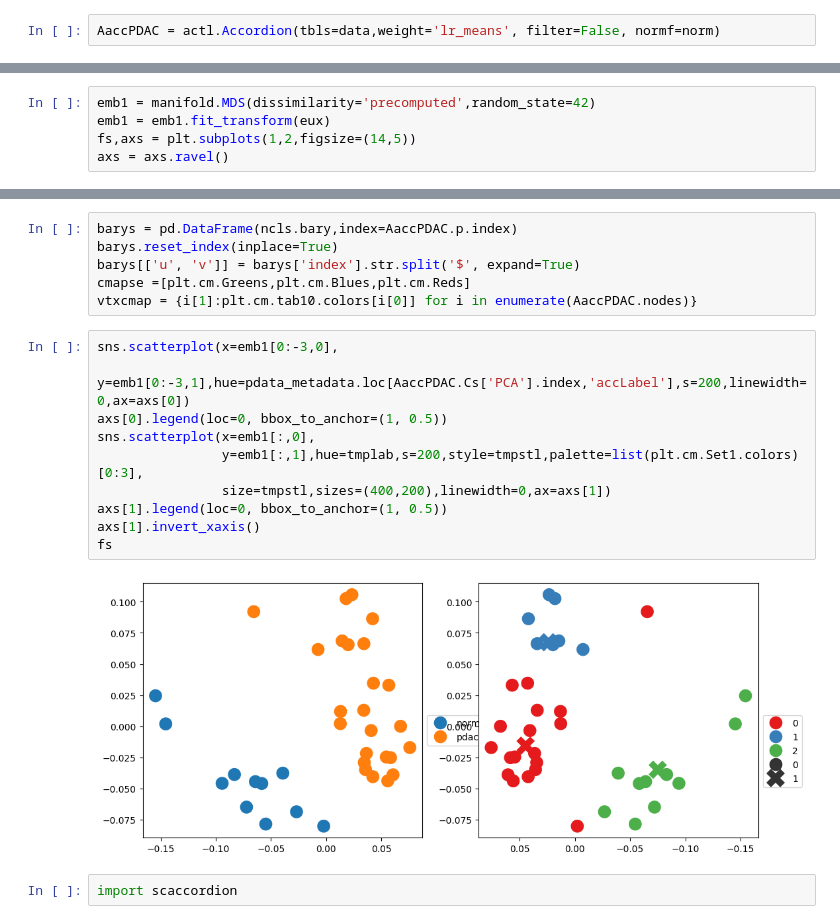
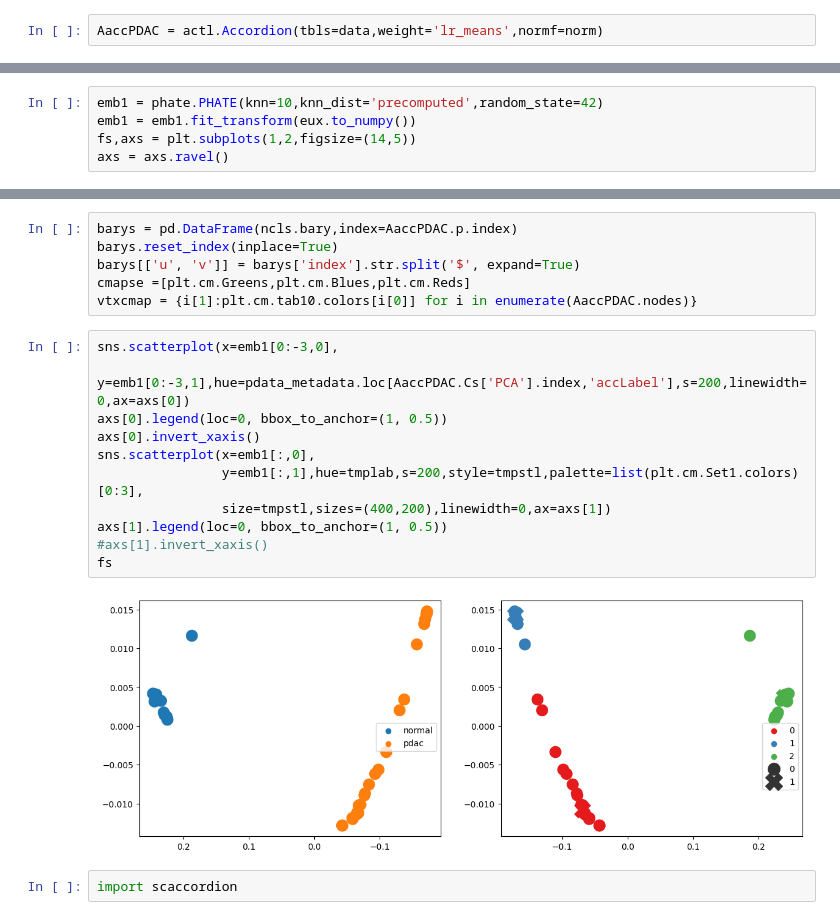
Before and after one commit to jsnagai/scACCorDiON, a Jupyter notebook: docs/source/notebooks/PDAC-Learning-distances-and-Clustering.ipynb, the cells around one changed output, grey strips where cells are left out. Saved outputs shown, nothing was run; the diff lists cells and outputs as text.

```diff
--- a/docs/source/notebooks/PDAC-Learning-distances-and-Clustering.ipynb
+++ b/docs/source/notebooks/PDAC-Learning-distances-and-Clustering.ipynb
@@ -57,4 +54,4 @@ def norm(x):
 # %% [markdown]
 ##### Creating an Accordion Object
 # %%
-AaccPDAC = actl.Accordion(tbls=data,weight='lr_means', filter=False, normf=norm)
+AaccPDAC = actl.Accordion(tbls=data,weight='lr_means',normf=norm)
@@ -145,5 +142,5 @@ tmpstl = ['0']*len(AaccPDAC.p.columns)+['1']*3
 # %%
-emb1 = manifold.MDS(dissimilarity='precomputed',random_state=42)
-emb1 = emb1.fit_transform(eux)
+emb1 = phate.PHATE(knn=10,knn_dist='precomputed',random_state=42)
+emb1 = emb1.fit_transform(eux.to_numpy())
 fs,axs = plt.subplots(1,2,figsize=(14,5))
 axs = axs.ravel()
@@ -158,15 +165,16 @@ vtxcmap = {i[1]:plt.cm.tab10.colors[i[0]] for i in enumerate(AaccPDAC.nodes)}
 # %%
 sns.scatterplot(x=emb1[0:-3,0],
                 y=emb1[0:-3,1],hue=pdata_metadata.loc[AaccPDAC.Cs['PCA'].index,'accLabel'],s=200,linewidth=0,ax=axs[0])
 axs[0].legend(loc=0, bbox_to_anchor=(1, 0.5))
+axs[0].invert_xaxis()
 sns.scatterplot(x=emb1[:,0],
                 y=emb1[:,1],hue=tmplab,s=200,style=tmpstl,palette=list(plt.cm.Set1.colors)[0:3],
                 size=tmpstl,sizes=(400,200),linewidth=0,ax=axs[1])
 axs[1].legend(loc=0, bbox_to_anchor=(1, 0.5))
-axs[1].invert_xaxis()
+#axs[1].invert_xaxis()
 fs
 # %% [output]
-[figure, old version]
+[figure, new version]
 # %%
 import scaccordion
 # %%
```
Also changed, not shown: parts of 7 cells of this notebook, 10 other files.
